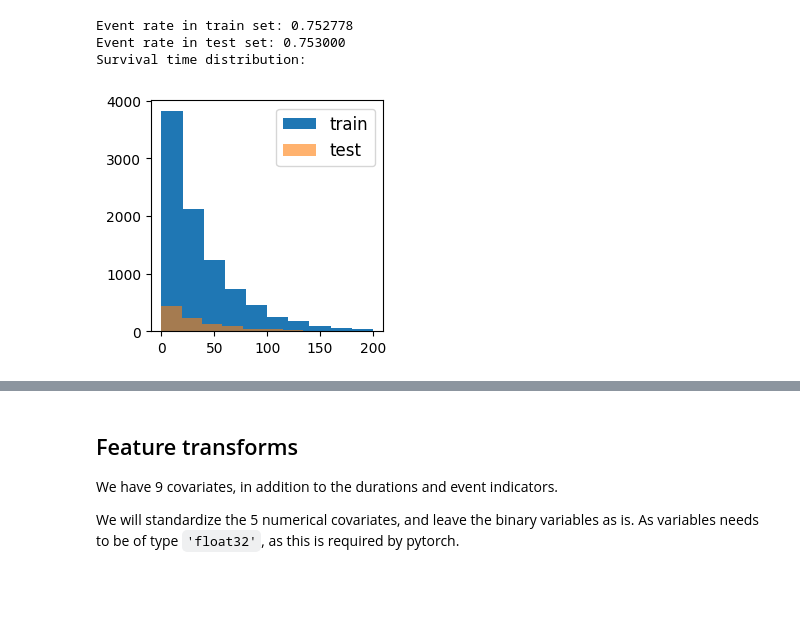
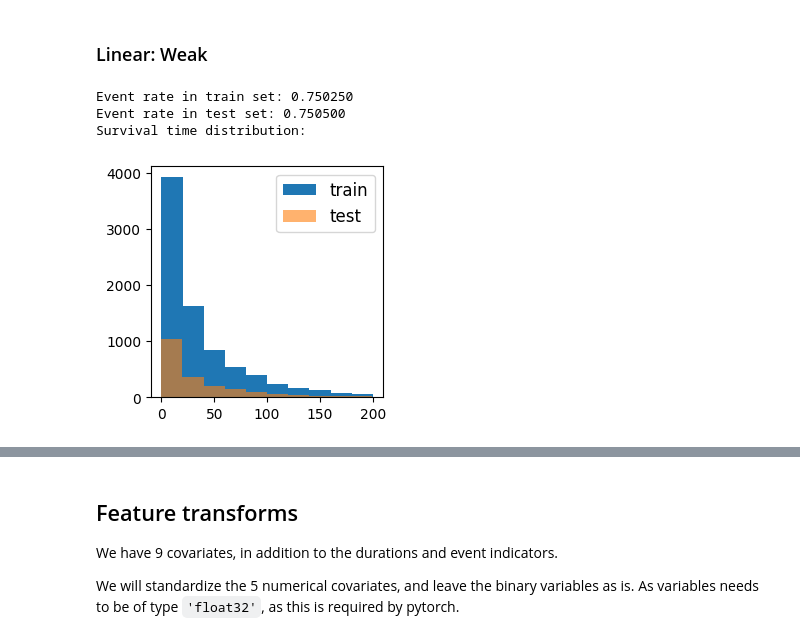
Before and after one commit to Yukodeng/dl-survival-miRNA, a Jupyter notebook: examples/cox-ph.ipynb, the cells around one changed output, grey strips where cells are left out. Drawn from its saved outputs; the diff is of its cells as text; code cells hidden in the pictures; blank space fills up the shorter version.

```diff
--- a/examples/cox-ph.ipynb
+++ b/examples/cox-ph.ipynb
@@ -36,22 +366,25 @@ We load the METABRIC data set and split in train, test and validation.
+# %% [markdown]
+### Linear: Weak
 # %%
 # prepare data
-folder = 'nonlinear'
-keywords = ['sine', "latest", 'RW']
-DATANAME = 'nl-sine-RW'
+folder = 'linear'
+keywords = ['weak', "latest", 'RW']
+DATANAME = 'linear-weak'
 # train_df, val_df, test_df = load_simulate_survival_data(folder=folder, keywords=keywords, val_split=True)
-train_df, test_df = load_simulate_survival_data(folder=folder, keywords=keywords, test_size=0.1)
+train_df, test_df = load_simulate_survival_data(folder=folder, keywords=keywords, test_size=0.2)
 
+# observe data
 print("Event rate in train set: %f" % (sum(train_df['status']==1) / train_df.shape[0]))
 print("Event rate in test set: %f" %  (sum(test_df['status']==1) / test_df.shape[0]))
 print('Survival time distribution:')
 _, ax = plt.subplots(figsize=(3,3))
 ax.hist(train_df['time'], label='train')
 # ax.hist(val_df['time'],   label='val', alpha=.8)
 ax.hist(test_df['time'], label='test', alpha=0.6)
 ax.legend(fontsize=12)
 plt.show()
 # %% [output]
-Event rate in train set: 0.752778
-Event rate in test set: 0.753000
+Event rate in train set: 0.750250
+Event rate in test set: 0.750500
 Survival time distribution:
-[figure, old version]
+[figure, new version]
```
Also changed, not shown: parts of 57 cells of this notebook, 23 other files.
